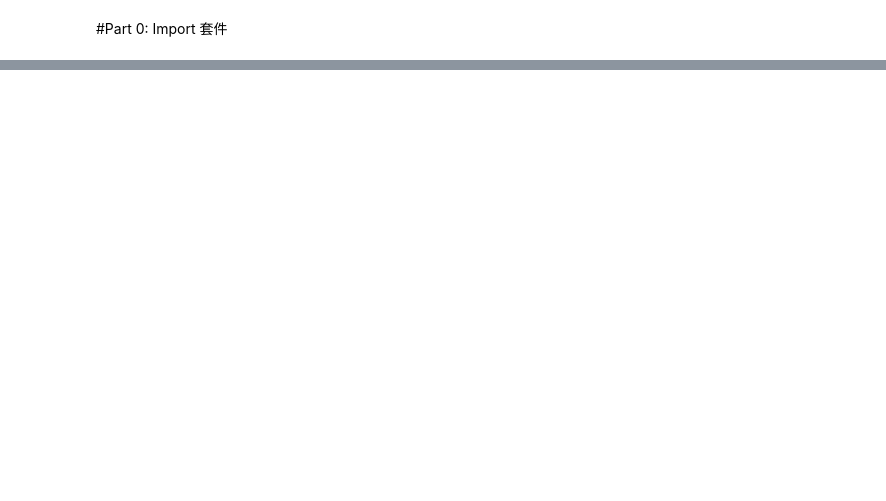
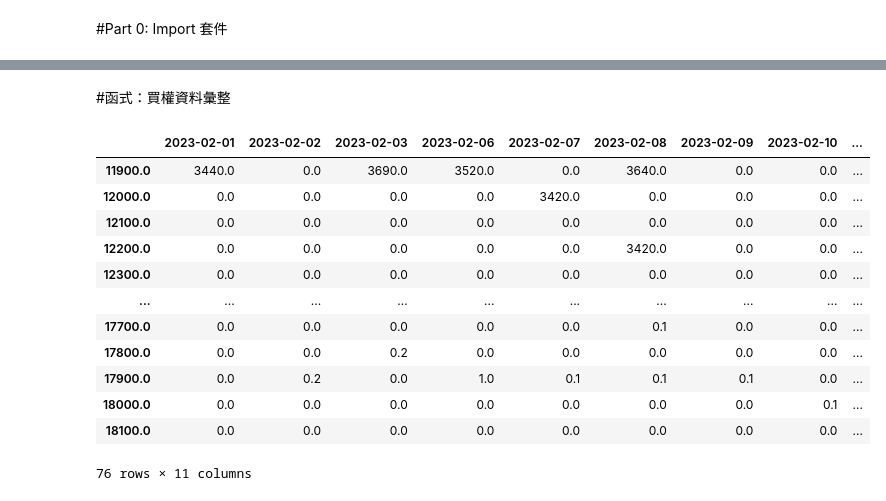
Before and after one commit to SamuelLiuCh/Options, a Jupyter notebook: 波動率預測模型.ipynb, the cells around one changed output, grey strips where cells are left out. Saved outputs shown, nothing was run; the diff lists cells and outputs as text; code cells hidden in the pictures; blank space fills up the shorter version.

```diff
--- a/波動率預測模型.ipynb
+++ b/波動率預測模型.ipynb
@@ -653,0 +103,2 @@ fig.show()
+# %%
+option = get_option_info()
@@ -653,0 +117,27 @@ fig.show()
+# %% [markdown]
+#函式：買權資料彙整
+# %%
+def get_call_option1(df,dd='202302  '):
+    call_df = df.loc[(df['到期月份(週別)'] == dd) & \
+                (df['買賣權'] == '買權') & \
+                (df['交易時段'] == '一般')]
+
+    # 取得 dataframe index
+    index = call_df['履約價'].unique()
+    idx = np.sort(index)
+
+    # 取得 dataframe 欄位名稱
+    dates = call_df['交易日期'].unique()
+
+    # 建立 dataframe 包含 index 與欄位名稱
+    call_t_df = pd.DataFrame(index = idx, columns = list(dates))
+
+    # 取出各日期的未沖銷契約數 依序放入 dataframe 中
+    for col in call_t_df.columns:
+        call_t_df[col] = call_df.loc[call_df['交易日期'] == col].set_index('履約價')['收盤價']
+
+    #空值填入 0
+    call_t_df = call_t_df.replace({'-':0})
+    call_t_df = call_t_df.fillna(0)
+
+    return call_t_df
@@ -653,0 +194,20 @@ fig.show()
+# %%
+call1 = get_call_option1(df=option)
+call2 = get_call_option2(df=option)
+call3 = get_call_option3(df=option)
+# %%
+call1
+# %% [output]
+|  | 2023-02-01 | 2023-02-02 | 2023-02-03 | 2023-02-06 | 2023-02-07 | 2023-02-08 | 2023-02-09 | 2023-02-10 | ... |
+| 11900.0 | 3440.0 | 0.0 | 3690.0 | 3520.0 | 0.0 | 3640.0 | 0.0 | 0.0 | ... |
+| 12000.0 | 0.0 | 0.0 | 0.0 | 0.0 | 3420.0 | 0.0 | 0.0 | 0.0 | ... |
+| 12100.0 | 0.0 | 0.0 | 0.0 | 0.0 | 0.0 | 0.0 | 0.0 | 0.0 | ... |
+| 12200.0 | 0.0 | 0.0 | 0.0 | 0.0 | 0.0 | 3420.0 | 0.0 | 0.0 | ... |
+| 12300.0 | 0.0 | 0.0 | 0.0 | 0.0 | 0.0 | 0.0 | 0.0 | 0.0 | ... |
+| ... | ... | ... | ... | ... | ... | ... | ... | ... | ... |
+| 17700.0 | 0.0 | 0.0 | 0.0 | 0.0 | 0.0 | 0.1 | 0.0 | 0.0 | ... |
+| 17800.0 | 0.0 | 0.0 | 0.2 | 0.0 | 0.0 | 0.0 | 0.0 | 0.0 | ... |
+| 17900.0 | 0.0 | 0.2 | 0.0 | 1.0 | 0.1 | 0.1 | 0.1 | 0.0 | ... |
+| 18000.0 | 0.0 | 0.0 | 0.0 | 0.0 | 0.0 | 0.0 | 0.0 | 0.1 | ... |
+| 18100.0 | 0.0 | 0.0 | 0.0 | 0.0 | 0.0 | 0.0 | 0.0 | 0.0 | ... |
+76 rows × 11 columns
```
Also changed, not shown: parts of 71 cells of this notebook.
